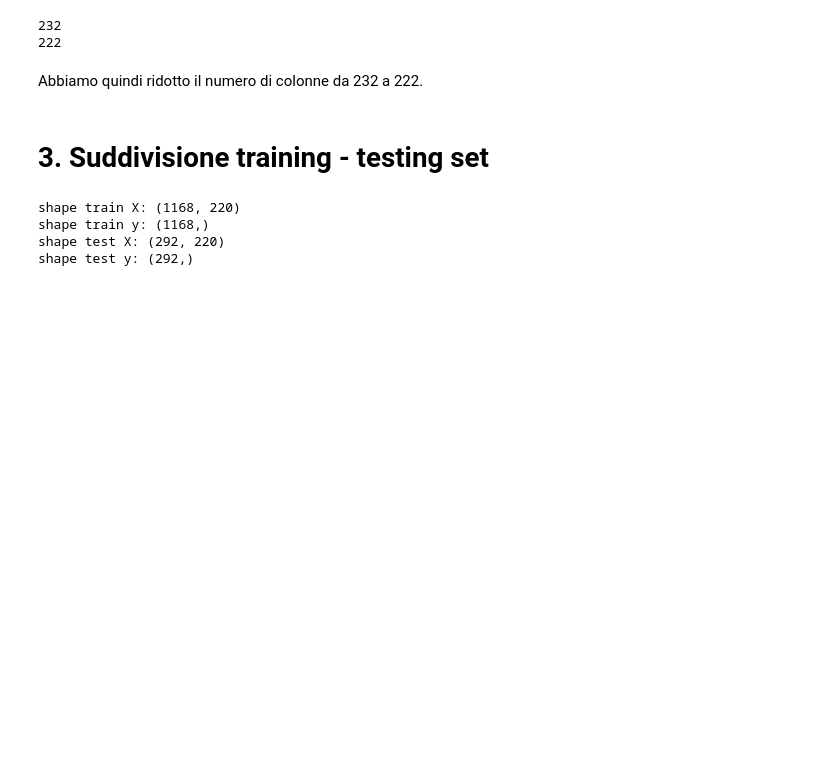
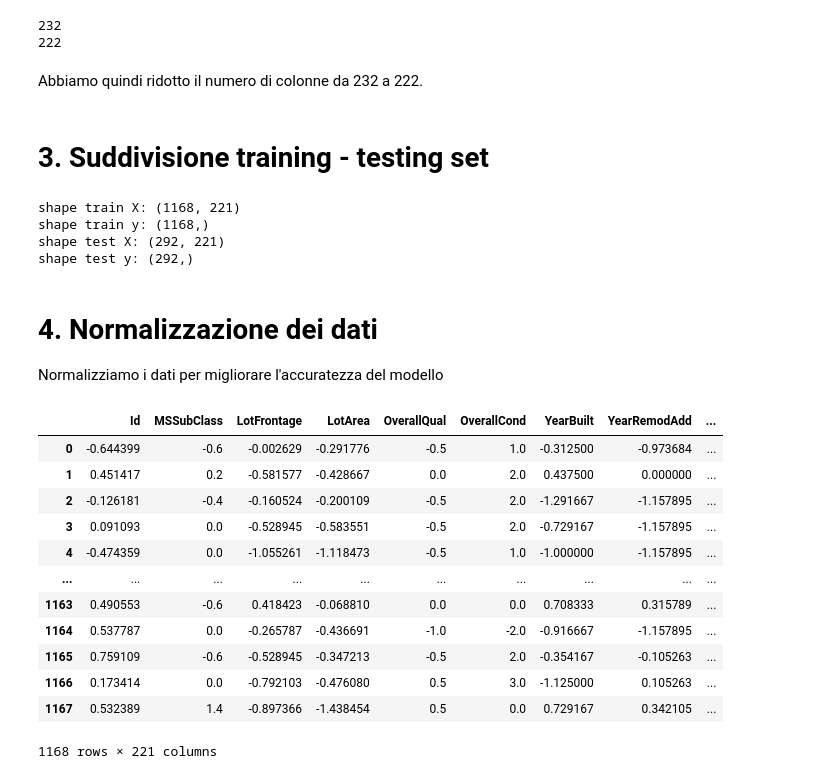
Before and after one commit to emelis-ptr/ProgettoML, a Jupyter notebook: code/notebook.ipynb, the cells around one changed output. Drawn from its saved outputs; the diff is of its cells as text; code cells hidden in the pictures; blank space fills up the shorter version.

```diff
--- a/code/notebook.ipynb
+++ b/code/notebook.ipynb
@@ -560,8 +568,8 @@ Abbiamo quindi ridotto il numero di colonne da 232 a 222.
 # %% [markdown]
 # 3. Suddivisione training - testing set
 # %%
-initial_X = initial_training_set5.iloc[:, 1:-1]  # tutte le colonne tranne l'ultima
-initial_y = initial_training_set5.iloc[:, -1]  # solo l'ultima colonna
+initial_X = initial_training_set5.iloc[:, initial_training_set5.columns != 'SalePrice']  # tutte le colonne tranne l'ultima
+initial_y = pd.Series(initial_training_set5["SalePrice"], name="SalePrice")  # solo l'ultima colonna
 X_train, X_test, y_train, y_test = train_test_split(initial_X, initial_y, test_size=0.2, random_state=42)
 
 print(f"shape train X: {X_train.shape}")
@@ -569,7 +577,40 @@ print(f"shape train y: {y_train.shape}")
 print(f"shape test X: {X_test.shape}")
 print(f"shape test y: {y_test.shape}")
 # %% [output]
-shape train X: (1168, 220)
+shape train X: (1168, 221)
 shape train y: (1168,)
-shape test X: (292, 220)
+shape test X: (292, 221)
 shape test y: (292,)
+# %% [markdown]
+# 4. Normalizzazione dei dati
+Normalizziamo i dati per migliorare l'accuratezza del modello
+# %%
+from sklearn.pipeline import Pipeline
+
+def scale_features(X_df, y_train=None, scaler=StandardScaler()):
+    res = None
+    if (y_train is not None):
+        res = scaler.fit_transform(X_df, y_train)
+    else:
+        res = scaler.transform(X_df)
+
+    return pd.DataFrame(res, columns=X_df.columns)
+robustScaler = RobustScaler()
+X_train_scaled = scale_features(X_train, y_train=y_train, scaler=robustScaler)
+X_test_scaled = scale_features(X_test, scaler=robustScaler)
+
+X_train_scaled
+# %% [output]
+|  | Id | MSSubClass | LotFrontage | LotArea | OverallQual | OverallCond | YearBuilt | YearRemodAdd | ... |
+| 0 | -0.644399 | -0.6 | -0.002629 | -0.291776 | -0.5 | 1.0 | -0.312500 | -0.973684 | ... |
+| 1 | 0.451417 | 0.2 | -0.581577 | -0.428667 | 0.0 | 2.0 | 0.437500 | 0.000000 | ... |
+| 2 | -0.126181 | -0.4 | -0.160524 | -0.200109 | -0.5 | 2.0 | -1.291667 | -1.157895 | ... |
+| 3 | 0.091093 | 0.0 | -0.528945 | -0.583551 | -0.5 | 2.0 | -0.729167 | -1.157895 | ... |
+| 4 | -0.474359 | 0.0 | -1.055261 | -1.118473 | -0.5 | 1.0 | -1.000000 | -1.157895 | ... |
+| ... | ... | ... | ... | ... | ... | ... | ... | ... | ... |
+| 1163 | 0.490553 | -0.6 | 0.418423 | -0.068810 | 0.0 | 0.0 | 0.708333 | 0.315789 | ... |
+| 1164 | 0.537787 | 0.0 | -0.265787 | -0.436691 | -1.0 | -2.0 | -0.916667 | -1.157895 | ... |
+| 1165 | 0.759109 | -0.6 | -0.528945 | -0.347213 | -0.5 | 2.0 | -0.354167 | -0.105263 | ... |
+| 1166 | 0.173414 | 0.0 | -0.792103 | -0.476080 | 0.5 | 3.0 | -1.125000 | 0.105263 | ... |
+| 1167 | 0.532389 | 1.4 | -0.897366 | -1.438454 | 0.5 | 0.0 | 0.729167 | 0.342105 | ... |
+1168 rows × 221 columns
```
Also changed, not shown: parts of 12 cells of this notebook, 2 other files.
